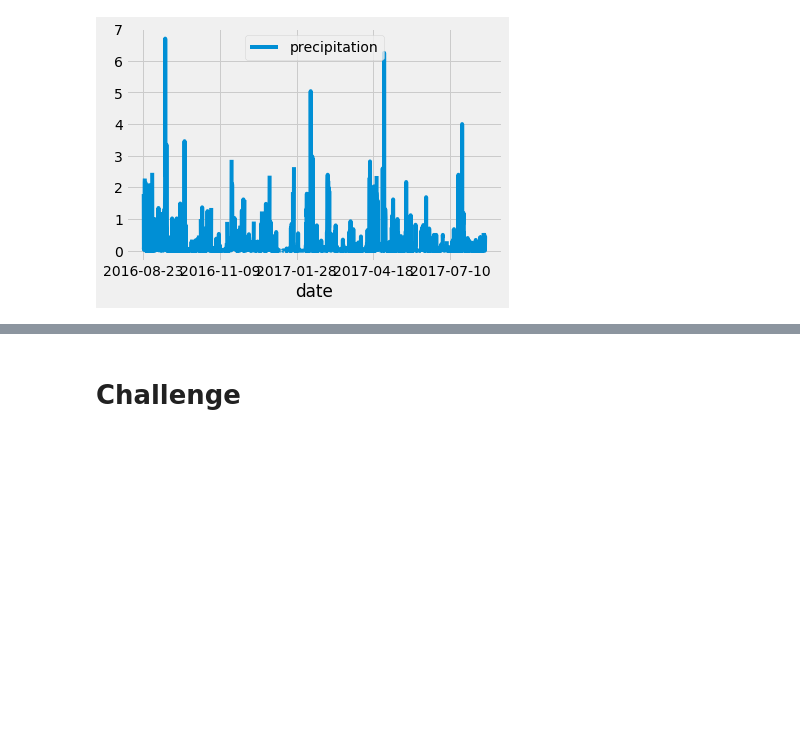
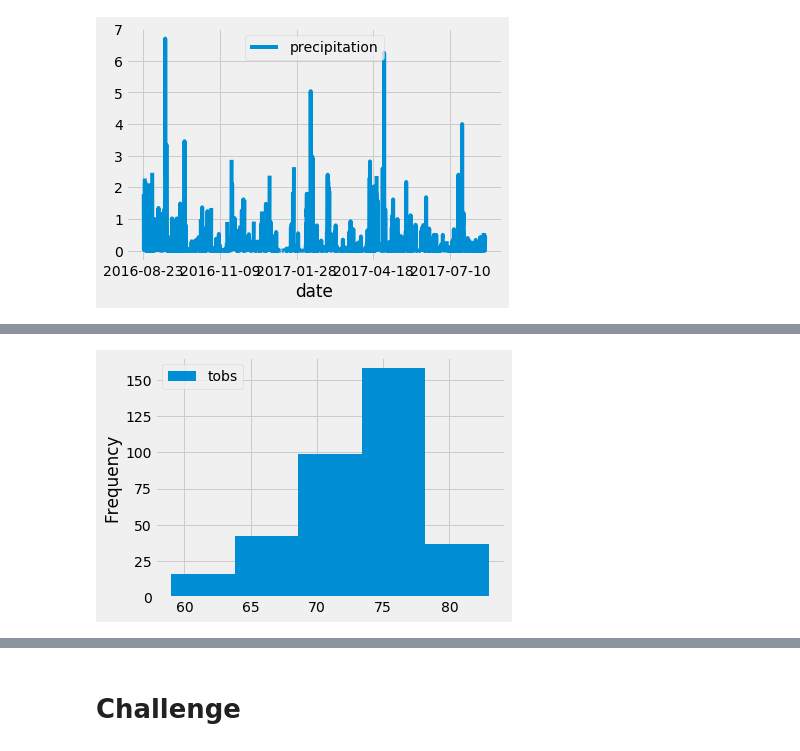
Before and after one commit to Mar102/surfs_up, a Jupyter notebook: climate_analysis.ipynb, the cells around one changed output, grey strips where cells are left out. Cells and saved outputs as stored; diff of their text form; code cells hidden in the pictures; blank space fills up the shorter version.

```diff
--- a/climate_analysis.ipynb
+++ b/climate_analysis.ipynb
@@ -86,0 +137,6 @@ df.plot()
+# %%
+# Skill drill (i)- bin = 5
+df.plot.hist(bins=5)
+plt.tight_layout()
+# %% [output]
+[figure, added]
```
Also changed, not shown: parts of 8 cells of this notebook, 1 other file.
